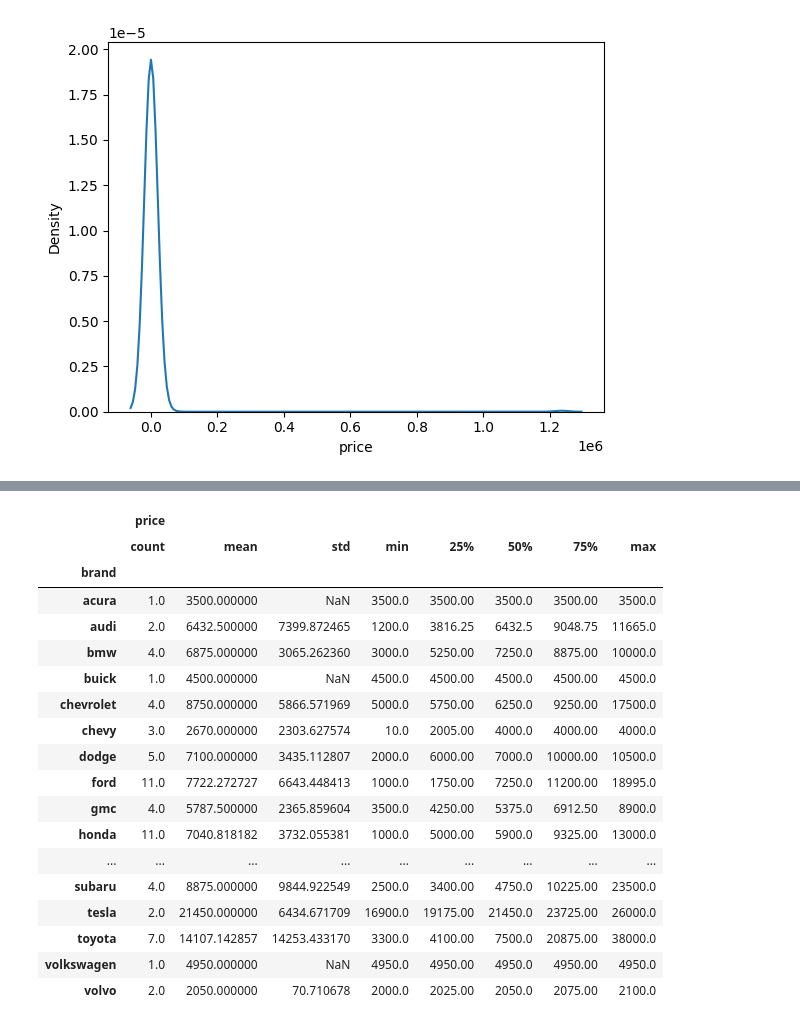
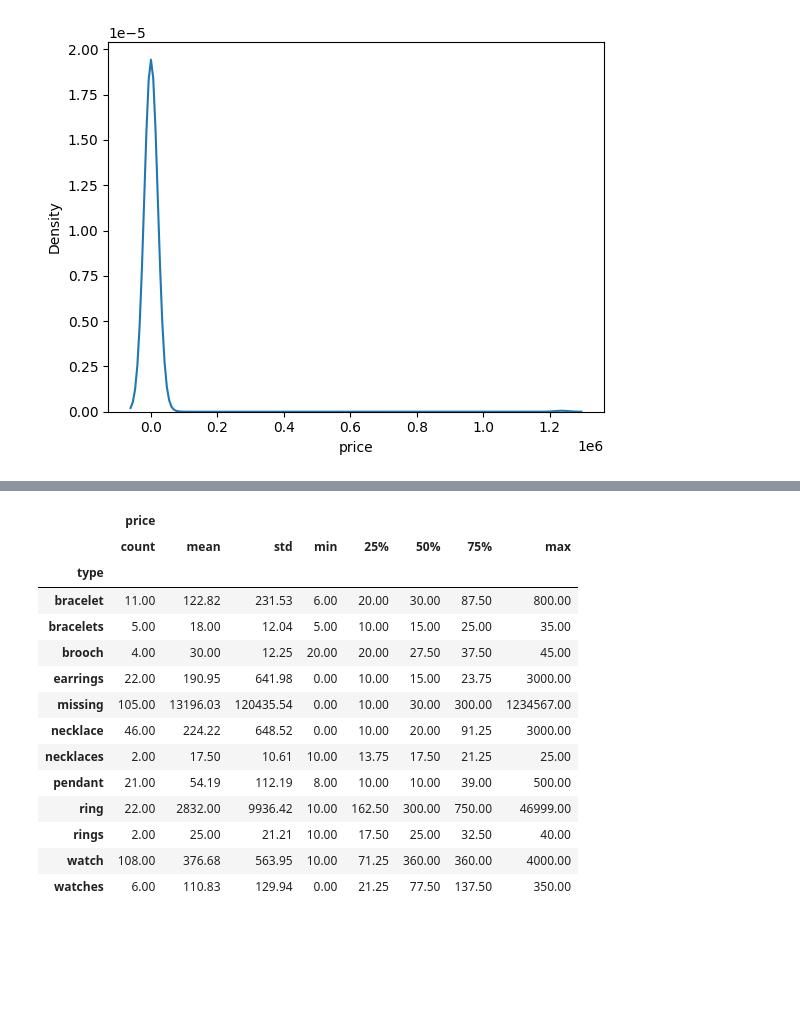
Before and after one commit to gffiveash/Labs, a Jupyter notebook: lab_notebook.ipynb, the cells around one changed output, grey strips where cells are left out. Saved outputs shown, nothing was run; the diff lists cells and outputs as text; code cells hidden in the pictures; blank space fills up the shorter version.

```diff
--- a/lab_notebook.ipynb
+++ b/lab_notebook.ipynb
@@ -20,7 +20,7 @@ import seaborn as sns
 
 import requests # Page requests
 
-header = {'User-Agent': 'Mozilla/5.0 (Windows NT 10.0; Win64; x64; rv:124.0) Gecko/20100101 Firefox/124.0'}
+header = {'User-Agent': 'Mozilla/5.0 (Macintosh; Intel Mac OS X 10_15_7) AppleWebKit/537.36 (KHTML, like Gecko) Chrome/129.0.0.0 Safari/537.36'}
 url = 'https://washingtondc.craigslist.org/search/jwa?purveyor=owner#search=1~gallery~0~23'
 raw = requests.get(url,headers=header) # Get page
 # %% [markdown]
@@ -66,7 +66,7 @@ import re # Regular expressions
 
 types = ['watch', 'watches','earrings','ring','rings','pendant','necklace',
          'necklaces','brooch','jeep','jewelry box', 'bracelet', 'bracelets']
-
+# Added location class to see location data within DC area
 data = [] # We'll save our listings in this object
 for k in range( len(listings) ):
     title = listings[k].find('div',class_='title').get_text().lower()
@@ -80,13 +80,6 @@ for k in range( len(listings) ):
         type = 'missing'
     else:
         type = hits[0]
-    # Get years from title string:
-    regex_search = re.search(r'20[0-9][0-9]|19[0-9][0-9]', title ) # Find year references
-    if regex_search is None: # If no hits, record year as missing value
-        year = np.nan
-    else: # If hits, record year as first match
-        year = regex_search.group(0)
-    #
-    data.append({'title':title,'price':price,'location':location,'year':year,'link':link,'type':type})
+    data.append({'title':title,'price':price,'location':location,'link':link,'type':type})
 # %% [markdown]
 ## 3. Wrangle your data, do some EDA, and make some plots. Try to find some interesting relationships or stories to tell about your data.
@@ -96,13 +86,11 @@ With the data scraped from Craigslist, we can put it in a dataframe and wrangle
 # %%
-## Wrangle the data
+## Wrangle the data (price and location)
 df = pd.DataFrame.from_dict(data)
 df['price'] = df['price'].str.replace('$','')
 df['price'] = df['price'].str.replace(',','')
 df['price'] = pd.to_numeric(df['price'],errors='coerce')
-df['location'] = df['location'].str.replace('\n','')
-df['year'] = pd.to_numeric(df['year'],errors='coerce')
-df['age'] = 2025-df['year']
+df['location'] = df['location'].str.replace('\n','').str.strip()
 print(df.shape)
-df.to_csv('craigslist_cville_jewelry.csv') # Save data in case of a disaster
+df.to_csv('craigslist_dc_jewelry.csv')
 df.head(15)
 # %% [output]
@@ -141,4 +127 @@ df.dtypes
 dtype: object
-# %%
-pd.set_option('display.float_format', '{:.2f}'.format)
-df['price'].describe()
@@ -287,23 +248,19 @@ Name: age, dtype: float64
 # %%
-# Price by brand:
-df.loc[:,['price','brand']].groupby('brand').describe()
+# Price by type:
+df.loc[:,['price','type']].groupby('type').describe()
 # %% [output]
 |  | price |  |  |  |  |  |  |  |
 |  | count | mean | std | min | 25% | 50% | 75% | max |
-| brand |  |  |  |  |  |  |  |  |
-| acura | 1.0 | 3500.000000 | NaN | 3500.0 | 3500.00 | 3500.0 | 3500.00 | 3500.0 |
-| audi | 2.0 | 6432.500000 | 7399.872465 | 1200.0 | 3816.25 | 6432.5 | 9048.75 | 11665.0 |
-| bmw | 4.0 | 6875.000000 | 3065.262360 | 3000.0 | 5250.00 | 7250.0 | 8875.00 | 10000.0 |
-| buick | 1.0 | 4500.000000 | NaN | 4500.0 | 4500.00 | 4500.0 | 4500.00 | 4500.0 |
-| chevrolet | 4.0 | 8750.000000 | 5866.571969 | 5000.0 | 5750.00 | 6250.0 | 9250.00 | 17500.0 |
-| chevy | 3.0 | 2670.000000 | 2303.627574 | 10.0 | 2005.00 | 4000.0 | 4000.00 | 4000.0 |
-| dodge | 5.0 | 7100.000000 | 3435.112807 | 2000.0 | 6000.00 | 7000.0 | 10000.00 | 10500.0 |
-| ford | 11.0 | 7722.272727 | 6643.448413 | 1000.0 | 1750.00 | 7250.0 | 11200.00 | 18995.0 |
-| gmc | 4.0 | 5787.500000 | 2365.859604 | 3500.0 | 4250.00 | 5375.0 | 6912.50 | 8900.0 |
-| honda | 11.0 | 7040.818182 | 3732.055381 | 1000.0 | 5000.00 | 5900.0 | 9325.00 | 13000.0 |
-| ... | ... | ... | ... | ... | ... | ... | ... | ... |
-| subaru | 4.0 | 8875.000000 | 9844.922549 | 2500.0 | 3400.00 | 4750.0 | 10225.00 | 23500.0 |
-| tesla | 2.0 | 21450.000000 | 6434.671709 | 16900.0 | 19175.00 | 21450.0 | 23725.00 | 26000.0 |
-| toyota | 7.0 | 14107.142857 | 14253.433170 | 3300.0 | 4100.00 | 7500.0 | 20875.00 | 38000.0 |
-| volkswagen | 1.0 | 4950.000000 | NaN | 4950.0 | 4950.00 | 4950.0 | 4950.00 | 4950.0 |
-| volvo | 2.0 | 2050.000000 | 70.710678 | 2000.0 | 2025.00 | 2050.0 | 2075.00 | 2100.0 |
+| type |  |  |  |  |  |  |  |  |
+| bracelet | 11.00 | 122.82 | 231.53 | 6.00 | 20.00 | 30.00 | 87.50 | 800.00 |
+| bracelets | 5.00 | 18.00 | 12.04 | 5.00 | 10.00 | 15.00 | 25.00 | 35.00 |
+| brooch | 4.00 | 30.00 | 12.25 | 20.00 | 20.00 | 27.50 | 37.50 | 45.00 |
+| earrings | 22.00 | 190.95 | 641.98 | 0.00 | 10.00 | 15.00 | 23.75 | 3000.00 |
+| missing | 105.00 | 13196.03 | 120435.54 | 0.00 | 10.00 | 30.00 | 300.00 | 1234567.00 |
+| necklace | 46.00 | 224.22 | 648.52 | 0.00 | 10.00 | 20.00 | 91.25 | 3000.00 |
+| necklaces | 2.00 | 17.50 | 10.61 | 10.00 | 13.75 | 17.50 | 21.25 | 25.00 |
+| pendant | 21.00 | 54.19 | 112.19 | 8.00 | 10.00 | 10.00 | 39.00 | 500.00 |
+| ring | 22.00 | 2832.00 | 9936.42 | 10.00 | 162.50 | 300.00 | 750.00 | 46999.00 |
+| rings | 2.00 | 25.00 | 21.21 | 10.00 | 17.50 | 25.00 | 32.50 | 40.00 |
+| watch | 108.00 | 376.68 | 563.95 | 10.00 | 71.25 | 360.00 | 360.00 | 4000.00 |
+| watches | 6.00 | 110.83 | 129.94 | 0.00 | 21.25 | 77.50 | 137.50 | 350.00 |
```
Also changed, not shown: parts of 29 cells of this notebook.
